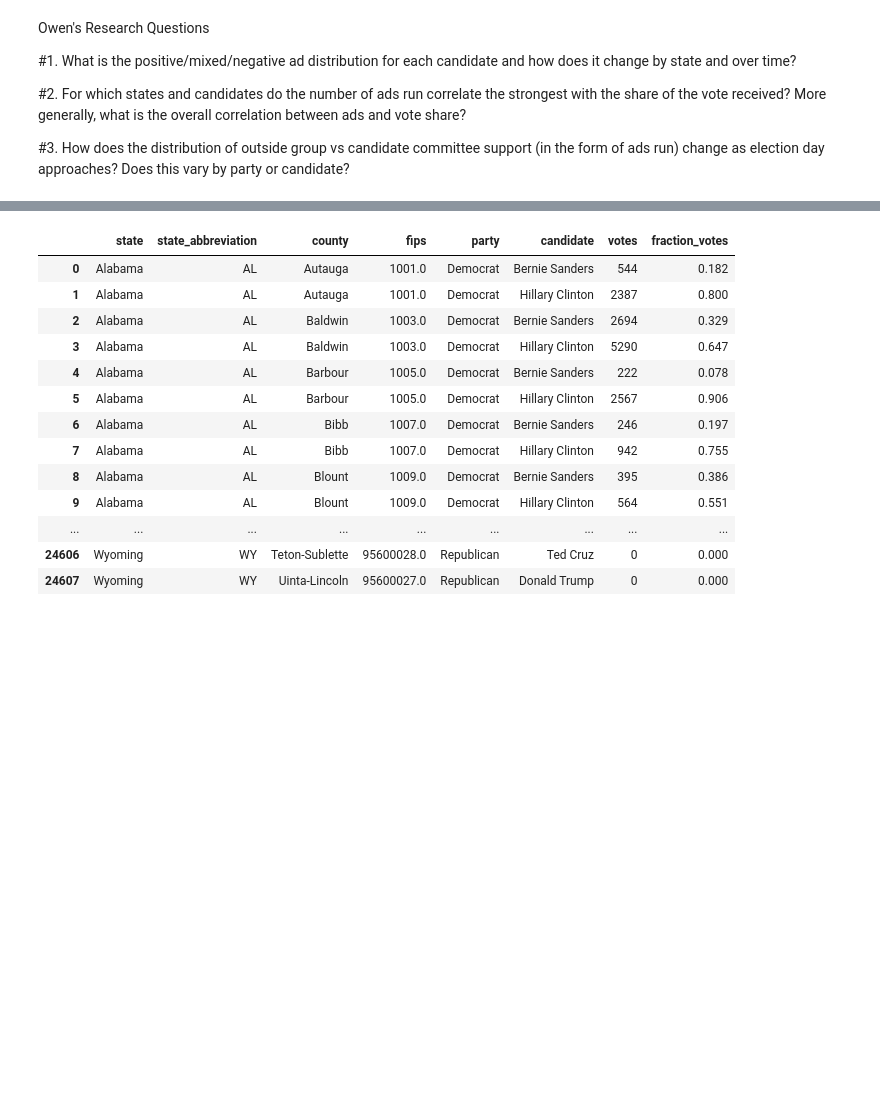
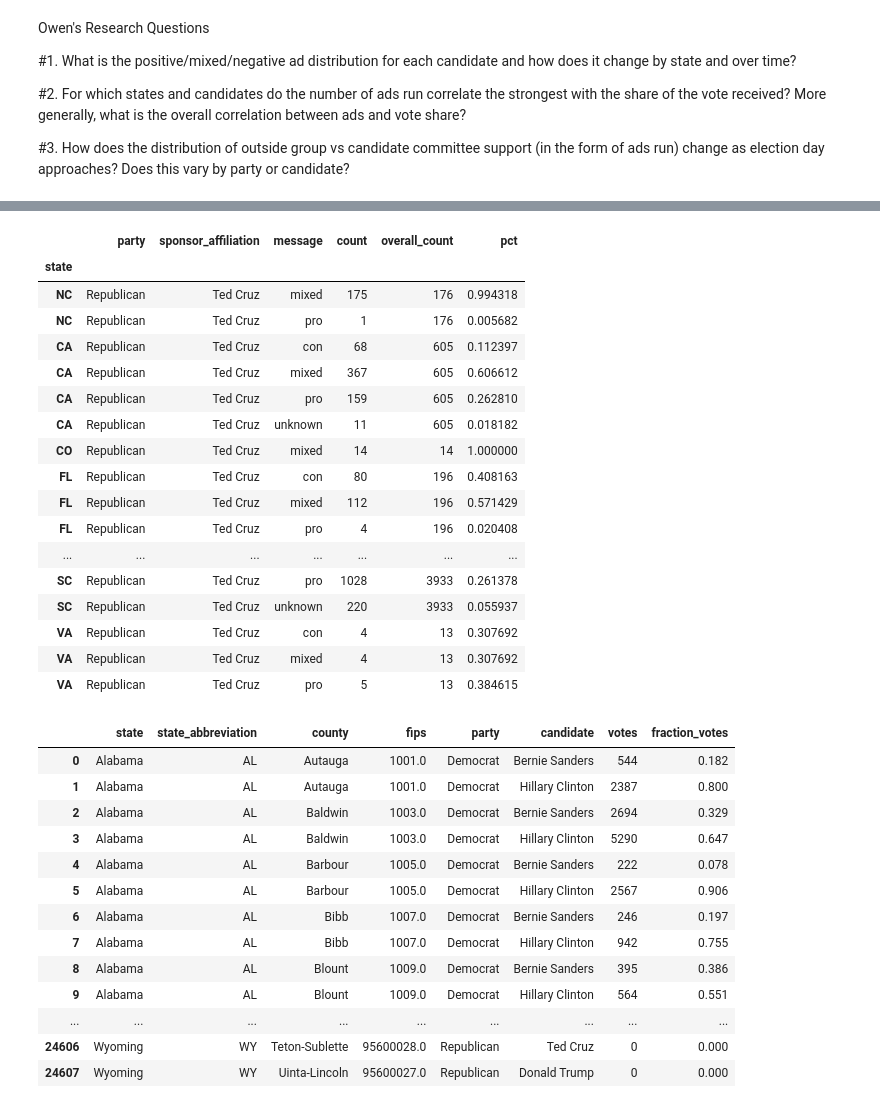
Before and after one commit to CHABOBO/project_ad_el_archive, a Jupyter notebook: project_2_read-OW_edit.ipynb, the cells around one changed output, grey strips where cells are left out. Drawn from its saved outputs; the diff is of its cells as text; code cells hidden in the pictures; blank space fills up the shorter version.

```diff
--- a/project_2_read-OW_edit.ipynb
+++ b/project_2_read-OW_edit.ipynb
@@ -399,3 +454,24 @@ dfq1states[(dfq1states['message']=='con')
+# %%
+dfq1states[(dfq1states['sponsor_affiliation']=='Ted Cruz')]
+# %% [output]
+|  | party | sponsor_affiliation | message | count | overall_count | pct |
+| state |  |  |  |  |  |  |
+| NC | Republican | Ted Cruz | mixed | 175 | 176 | 0.994318 |
+| NC | Republican | Ted Cruz | pro | 1 | 176 | 0.005682 |
+| CA | Republican | Ted Cruz | con | 68 | 605 | 0.112397 |
+| CA | Republican | Ted Cruz | mixed | 367 | 605 | 0.606612 |
+| CA | Republican | Ted Cruz | pro | 159 | 605 | 0.262810 |
+| CA | Republican | Ted Cruz | unknown | 11 | 605 | 0.018182 |
+| CO | Republican | Ted Cruz | mixed | 14 | 14 | 1.000000 |
+| FL | Republican | Ted Cruz | con | 80 | 196 | 0.408163 |
+| FL | Republican | Ted Cruz | mixed | 112 | 196 | 0.571429 |
+| FL | Republican | Ted Cruz | pro | 4 | 196 | 0.020408 |
+| ... | ... | ... | ... | ... | ... | ... |
+| SC | Republican | Ted Cruz | pro | 1028 | 3933 | 0.261378 |
+| SC | Republican | Ted Cruz | unknown | 220 | 3933 | 0.055937 |
+| VA | Republican | Ted Cruz | con | 4 | 13 | 0.307692 |
+| VA | Republican | Ted Cruz | mixed | 4 | 13 | 0.307692 |
+| VA | Republican | Ted Cruz | pro | 5 | 13 | 0.384615 |
 # %%
 df3
 # %% [output]
```
Also changed, not shown: parts of 9 cells of this notebook.
